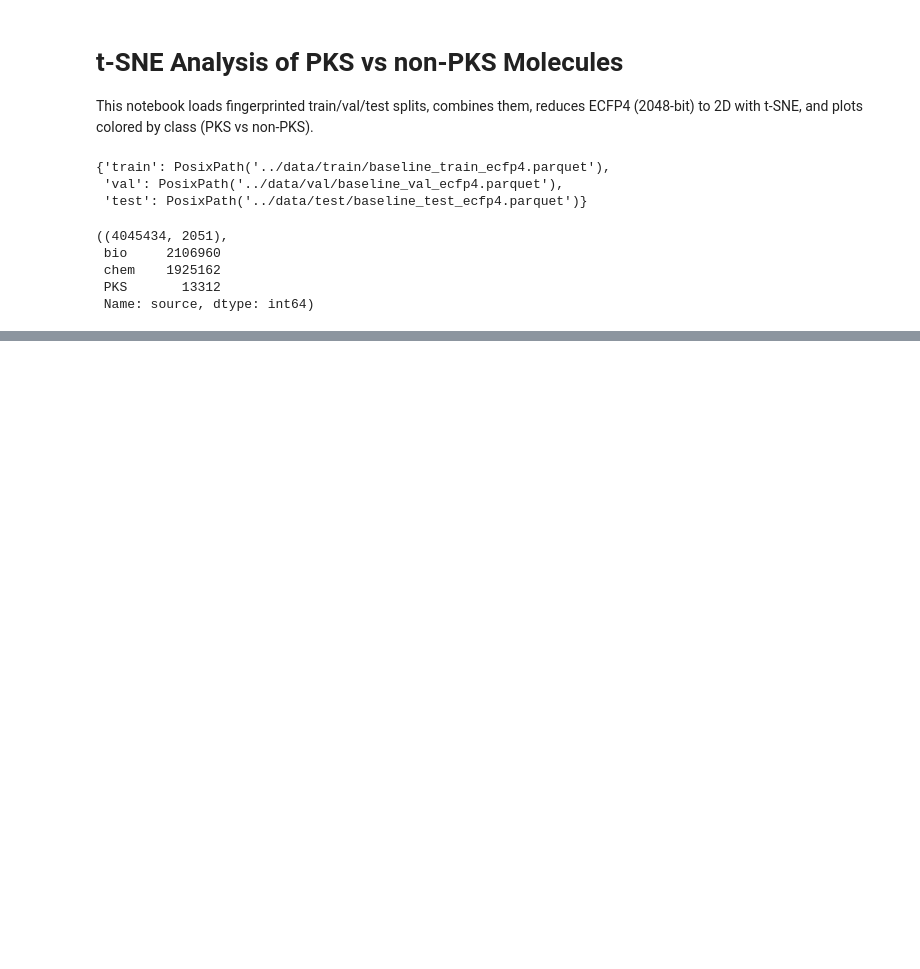
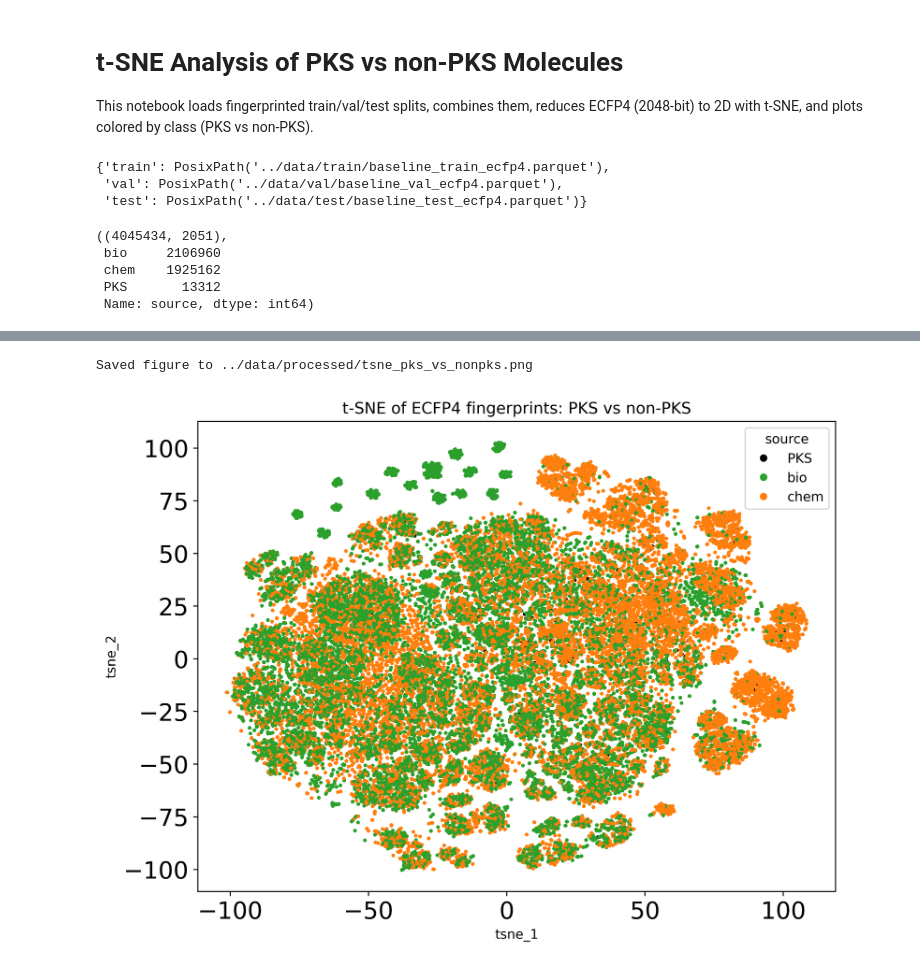
Before and after one commit to yashchainani21/ContrastiveGNNs, a Jupyter notebook: notebooks/02_tSNE_analysis_for_PKS_and_non_PKS_molecules_generated.ipynb, the cells around one changed output, grey strips where cells are left out. Cells and saved outputs as stored; diff of their text form; code cells hidden in the pictures; blank space fills up the shorter version.

Commit message:
t-SNE notebook: add overlay plot drawing bio/chem first and PKS in black on top for visibility; save separate overlay image

```diff
--- a/notebooks/02_tSNE_analysis_for_PKS_and_non_PKS_molecules_generated.ipynb
+++ b/notebooks/02_tSNE_analysis_for_PKS_and_non_PKS_molecules_generated.ipynb
@@ -10,6 +10,13 @@ import numpy as np
 import matplotlib.pyplot as plt
 import seaborn as sns
 import os
+
+plt.rcParams['lines.linewidth'] = 2
+plt.rcParams['figure.dpi'] = 500 # Resolution of figures
+plt.rcParams["figure.autolayout"] = True
+plt.rcParams["legend.loc"] = 'best'
+plt.rcParams['xtick.labelsize']=18
+plt.rcParams['ytick.labelsize']=18
 
 # Prefer multicore t-SNE implementations if available
 TSNE_IMPL = 'sklearn'
@@ -92,13 +99,13 @@ X.shape, df_plot['source'].value_counts()
 n_jobs = os.cpu_count() or 1
 print(f'Using TSNE implementation: {TSNE_IMPL} with n_jobs={n_jobs}')
 if TSNE_IMPL == 'multicore':
-    tsne = TSNE_CLASS(n_components=2, perplexity=30, learning_rate=200, init='pca', n_iter=1000, random_state=42, n_jobs=n_jobs, verbose=True)
+    tsne = TSNE_CLASS(n_components=2, perplexity=30, learning_rate=200, init='pca', random_state=42, n_jobs=n_jobs, verbose=True)
     emb = tsne.fit_transform(X)
 elif TSNE_IMPL == 'opentsne':
     tsne = TSNE_CLASS(n_components=2, perplexity=30, n_jobs=n_jobs, random_state=42, verbose=True, initialization='pca')
     emb = tsne.fit(X)
 else:
-    tsne = TSNE_CLASS(n_components=2, perplexity=30, learning_rate='auto', init='pca', n_iter=1000, verbose=1, random_state=42)
+    tsne = TSNE_CLASS(n_components=2, perplexity=30, learning_rate='auto', init='pca', verbose=1, random_state=42)
     emb = tsne.fit_transform(X)
 df_plot['tsne_1'] = emb[:, 0]
 df_plot['tsne_2'] = emb[:, 1]
@@ -109,14 +137,17 @@ df_plot[['tsne_1', 'tsne_2', 'source']].head()
 # %%
 # Plot
 plt.figure(figsize=(8, 6))
 sns.scatterplot(data=df_plot, x='tsne_1', y='tsne_2', hue='source',
-                palette={'PKS': '#1f77b4', 'bio': '#2ca02c', 'chem': '#ff7f0e'},
-                alpha=0.6, s=8, linewidth=0)
+                palette={'PKS': 'k', 'bio': '#2ca02c', 'chem': '#ff7f0e'},
+                alpha=1, s=8, linewidth=0)
 plt.title('t-SNE of ECFP4 fingerprints: PKS vs non-PKS')
 plt.legend(title='source', markerscale=2)
 plt.tight_layout()
 out_path = Path('../data/processed/tsne_pks_vs_nonpks.png')
 out_path.parent.mkdir(parents=True, exist_ok=True)
 plt.savefig(out_path, dpi=200)
 print('Saved figure to', out_path)
 plt.show()
+# %% [output]
+Saved figure to ../data/processed/tsne_pks_vs_nonpks.png
+[figure, added]
```
Also changed, not shown: parts of 3 cells of this notebook.
